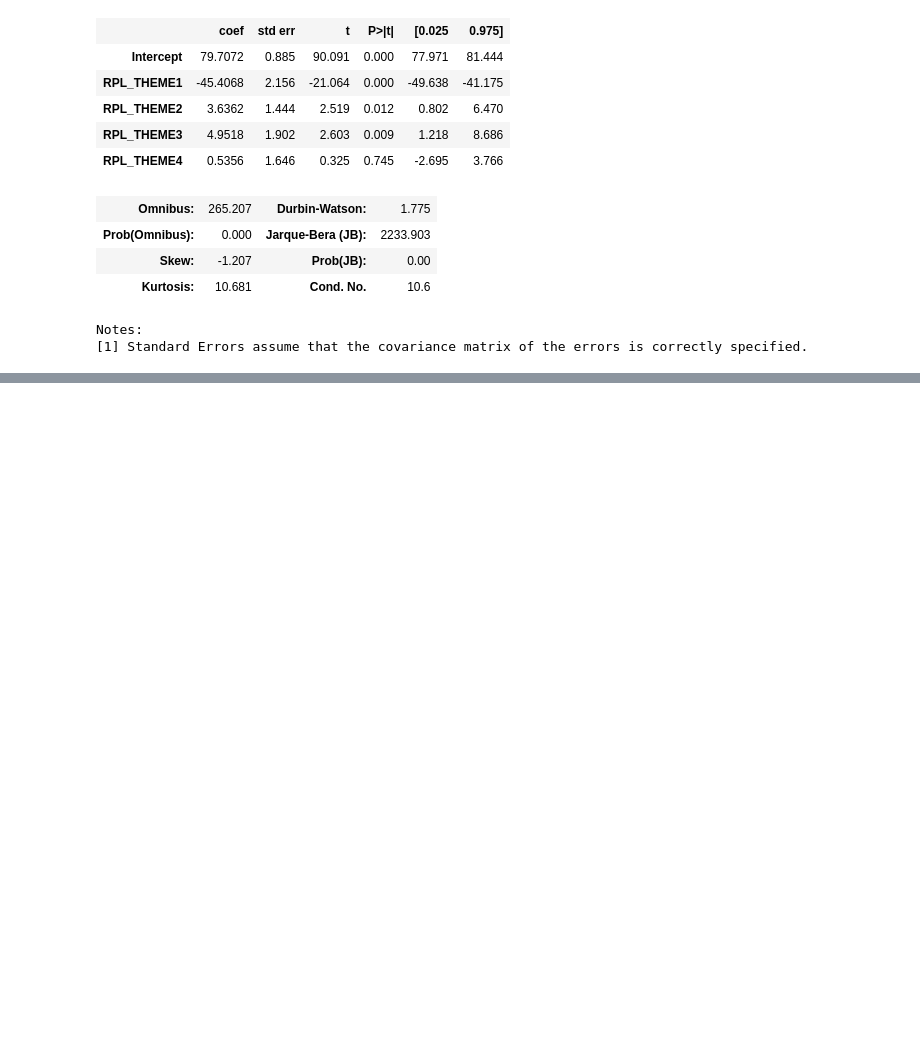
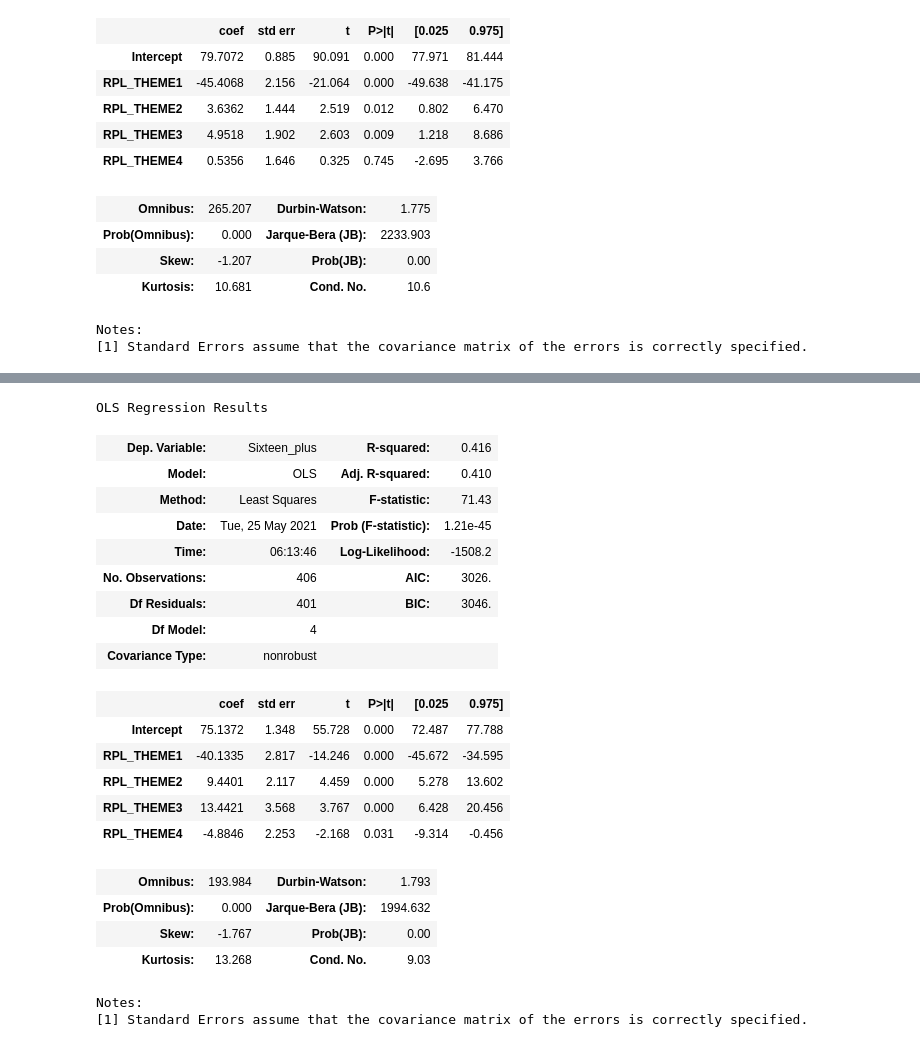
Before and after one commit to kpananjady/SVI_component_analysis, a Jupyter notebook: SVI characteristics .ipynb, the cells around one changed output, grey strips where cells are left out. Saved outputs shown, nothing was run; the diff lists cells and outputs as text; code cells hidden in the pictures; blank space fills up the shorter version.

```diff
--- a/SVI characteristics .ipynb
+++ b/SVI characteristics .ipynb
@@ -313,0 +392,31 @@ Questions:
+# %%
+#Sixteen plus with the themes
+vaccination_model = ols("""Sixteen_plus ~ RPL_THEME1
+                                            + RPL_THEME2
+                                            + RPL_THEME3
+                                            + RPL_THEME4""", data=df_final_for_regression[df_final_for_regression['RPL_THEME3']<0.49]).fit()
+# summarize our model
+vaccination_model.summary()
+# %% [output]
+OLS Regression Results
+| Dep. Variable: | Sixteen_plus | R-squared: | 0.416 |
+| Model: | OLS | Adj. R-squared: | 0.410 |
+| Method: | Least Squares | F-statistic: | 71.43 |
+| Date: | Tue, 25 May 2021 | Prob (F-statistic): | 1.21e-45 |
+| Time: | 06:13:46 | Log-Likelihood: | -1508.2 |
+| No. Observations: | 406 | AIC: | 3026. |
+| Df Residuals: | 401 | BIC: | 3046. |
+| Df Model: | 4 |  |  |
+| Covariance Type: | nonrobust |  |  |
+|  | coef | std err | t | P>|t| | [0.025 | 0.975] |
+| Intercept | 75.1372 | 1.348 | 55.728 | 0.000 | 72.487 | 77.788 |
+| RPL_THEME1 | -40.1335 | 2.817 | -14.246 | 0.000 | -45.672 | -34.595 |
+| RPL_THEME2 | 9.4401 | 2.117 | 4.459 | 0.000 | 5.278 | 13.602 |
+| RPL_THEME3 | 13.4421 | 3.568 | 3.767 | 0.000 | 6.428 | 20.456 |
+| RPL_THEME4 | -4.8846 | 2.253 | -2.168 | 0.031 | -9.314 | -0.456 |
+| Omnibus: | 193.984 | Durbin-Watson: | 1.793 |
+| Prob(Omnibus): | 0.000 | Jarque-Bera (JB): | 1994.632 |
+| Skew: | -1.767 | Prob(JB): | 0.00 |
+| Kurtosis: | 13.268 | Cond. No. | 9.03 |
+Notes:
+[1] Standard Errors assume that the covariance matrix of the errors is correctly specified.
```
Also changed, not shown: parts of 11 cells of this notebook.
